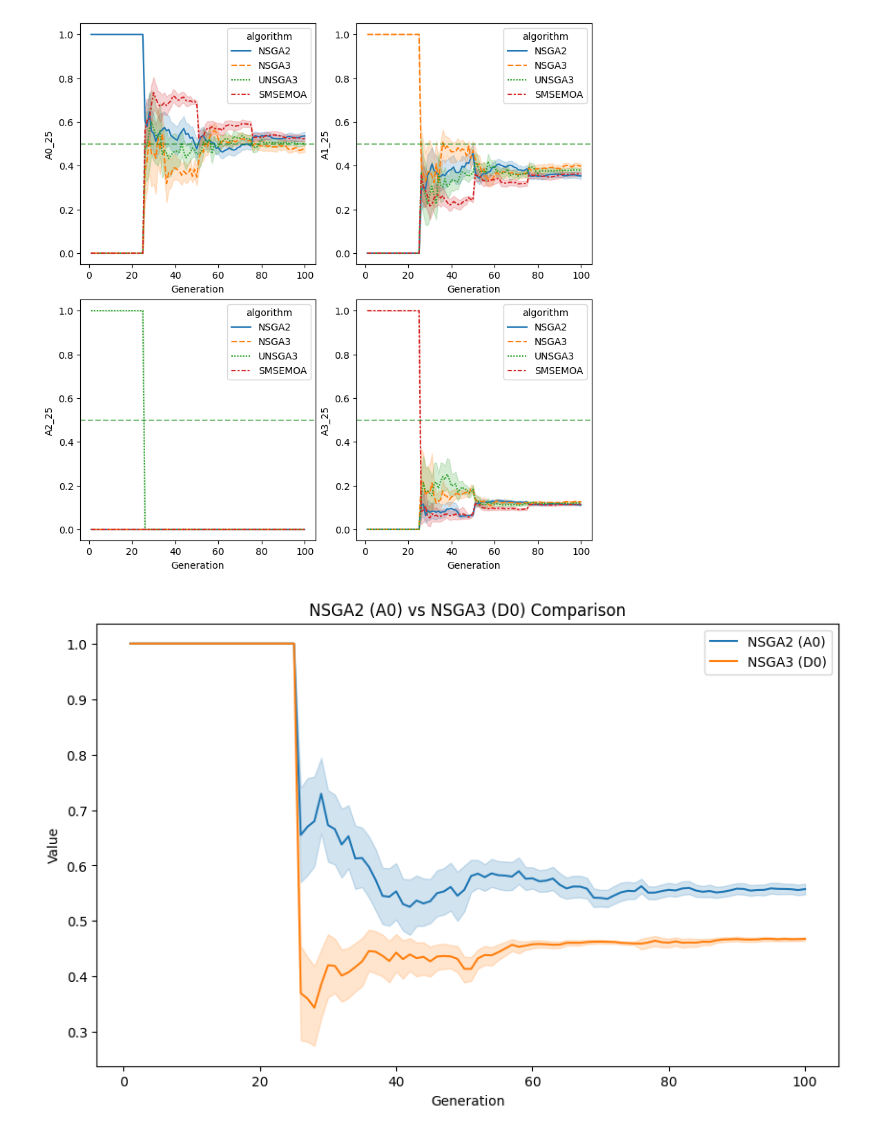
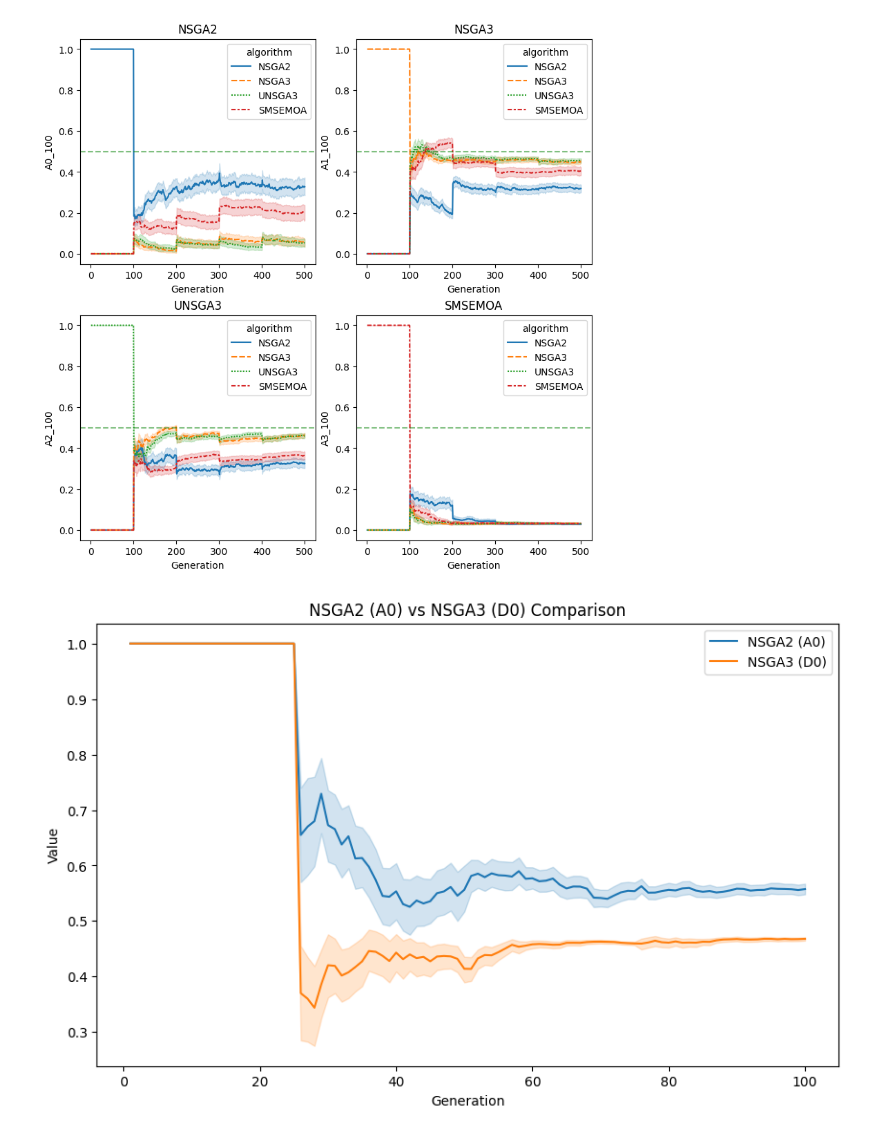
Before and after one commit to acsicuib/GeneticHybridizationFramework, a Jupyter notebook: hybrid_plot.ipynb, the cells around one changed output. Cells and saved outputs as stored; diff of their text form; code cells hidden in the pictures.

```diff
--- a/hybrid_plot.ipynb
+++ b/hybrid_plot.ipynb
@@ -13,6 +13,10 @@ file = "{algorithm}_1_100-100_SV0-CV2-MV1_MM0.2-MC0.1-MB0.1.txt"
 
 path_exp = "data/solutions/ntw_722_050-050-025_C/obj_distance-occ_variance-pw_consumption/Replicas050/Genetics/hybrid_NSGA2-NSGA3-UNSGA3-SMSEMOA/"
 file = "{algorithm}_1_100-100_SV0-CV2-MV1_MM0.2-MC0.1-MB0.1.txt"
+
+
+path_exp = "results_hybrid_400_500/hybridization/"
+file = "{algorithm}_1_400-500_SV0-CV2-MV1_MM0.2-MC0.1-MB0.1.txt"
 # %%
 # TEST SOME CONFIGS
 print(config['HYBRID_ALGORITHMS'])
@@ -108,16 +114,16 @@ plt.show()
 # %%
 ig, axs = plt.subplots(ncols=2, nrows=2, figsize=(8, 8),
                         layout="constrained")
 
 for ixa,algorithm in enumerate(config['HYBRID_ALGORITHMS']):
     axt = axs[ixa//2,ixa%2]
     axt.set_title(algorithm)
-    sns.lineplot(x="Generation", y=f"A{ixa}_25",
+    sns.lineplot(x="Generation", y=f"A{ixa}_100",
              hue="algorithm", style="algorithm",
              data=df,ax=axt)
     axt.axhline(y=0.5, color='green', linestyle='--', alpha=0.5)  # Add horizontal line at y=0.5
 # %% [output]
-[figure, old version]
+[figure, new version]
 # %%
 plt.figure(figsize=(10, 6))
 
```
Also changed, not shown: parts of 9 cells of this notebook, 22 other files.
